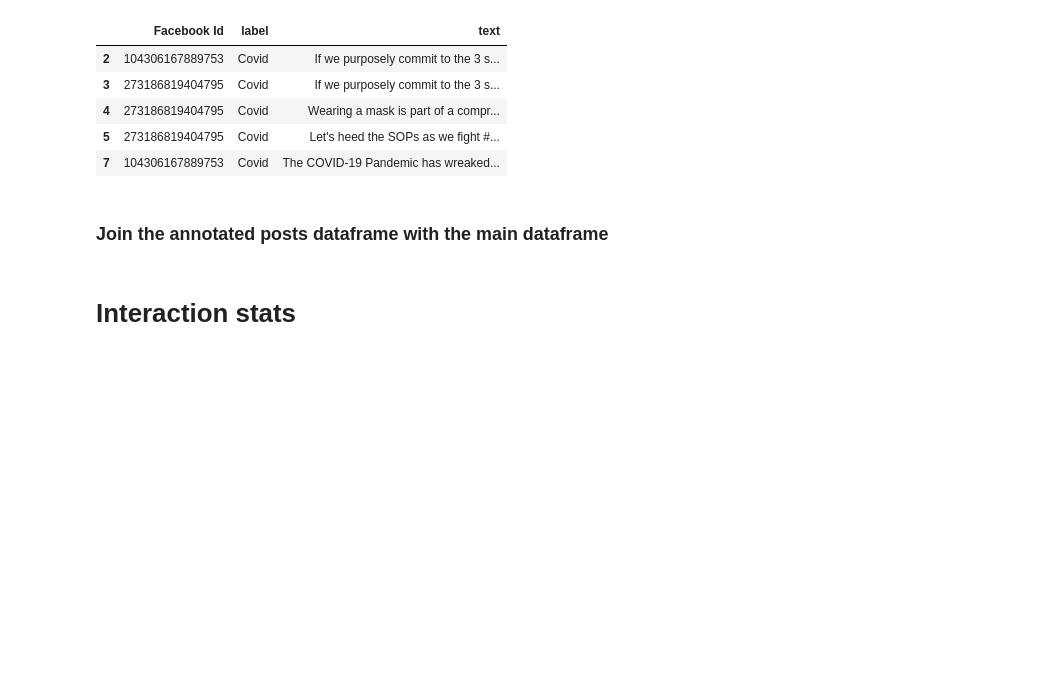
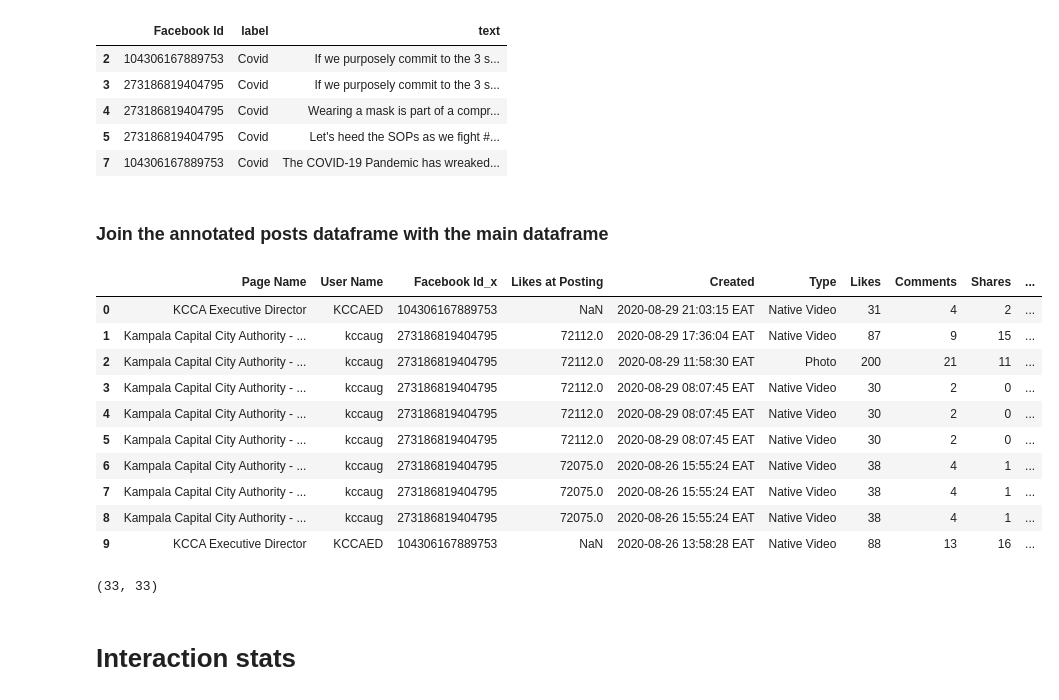
Before and after one commit to SunbirdAI/covid19-uganda-facebook-data-analysis, a Jupyter notebook: notebooks/KCCA_Posts_June_August.ipynb, the cells around one changed output. Cells and saved outputs as stored; diff of their text form; code cells hidden in the pictures; blank space fills up the shorter version.

```diff
--- a/notebooks/KCCA_Posts_June_August.ipynb
+++ b/notebooks/KCCA_Posts_June_August.ipynb
@@ -162,6 +148,25 @@ covid_posts.head()
 | 7 | 104306167889753 | Covid | The COVID-19 Pandemic has wreaked... |
 # %% [markdown]
 ### Join the annotated posts dataframe with the main dataframe
+# %%
+posts = pd.merge(posts, covid_posts, on='text', how='inner')
+posts.head(10)
+# %% [output]
+|  | Page Name | User Name | Facebook Id_x | Likes at Posting | Created | Type | Likes | Comments | Shares | ... |
+| 0 | KCCA Executive Director | KCCAED | 104306167889753 | NaN | 2020-08-29 21:03:15 EAT | Native Video | 31 | 4 | 2 | ... |
+| 1 | Kampala Capital City Authority - ... | kccaug | 273186819404795 | 72112.0 | 2020-08-29 17:36:04 EAT | Native Video | 87 | 9 | 15 | ... |
+| 2 | Kampala Capital City Authority - ... | kccaug | 273186819404795 | 72112.0 | 2020-08-29 11:58:30 EAT | Photo | 200 | 21 | 11 | ... |
+| 3 | Kampala Capital City Authority - ... | kccaug | 273186819404795 | 72112.0 | 2020-08-29 08:07:45 EAT | Native Video | 30 | 2 | 0 | ... |
+| 4 | Kampala Capital City Authority - ... | kccaug | 273186819404795 | 72112.0 | 2020-08-29 08:07:45 EAT | Native Video | 30 | 2 | 0 | ... |
+| 5 | Kampala Capital City Authority - ... | kccaug | 273186819404795 | 72112.0 | 2020-08-29 08:07:45 EAT | Native Video | 30 | 2 | 0 | ... |
+| 6 | Kampala Capital City Authority - ... | kccaug | 273186819404795 | 72075.0 | 2020-08-26 15:55:24 EAT | Native Video | 38 | 4 | 1 | ... |
+| 7 | Kampala Capital City Authority - ... | kccaug | 273186819404795 | 72075.0 | 2020-08-26 15:55:24 EAT | Native Video | 38 | 4 | 1 | ... |
+| 8 | Kampala Capital City Authority - ... | kccaug | 273186819404795 | 72075.0 | 2020-08-26 15:55:24 EAT | Native Video | 38 | 4 | 1 | ... |
+| 9 | KCCA Executive Director | KCCAED | 104306167889753 | NaN | 2020-08-26 13:58:28 EAT | Native Video | 88 | 13 | 16 | ... |
+# %%
+posts.shape
+# %% [output]
+(33, 33)
 # %% [markdown]
  # Interaction stats
 # %%
```
Also changed, not shown: parts of 9 cells of this notebook.
